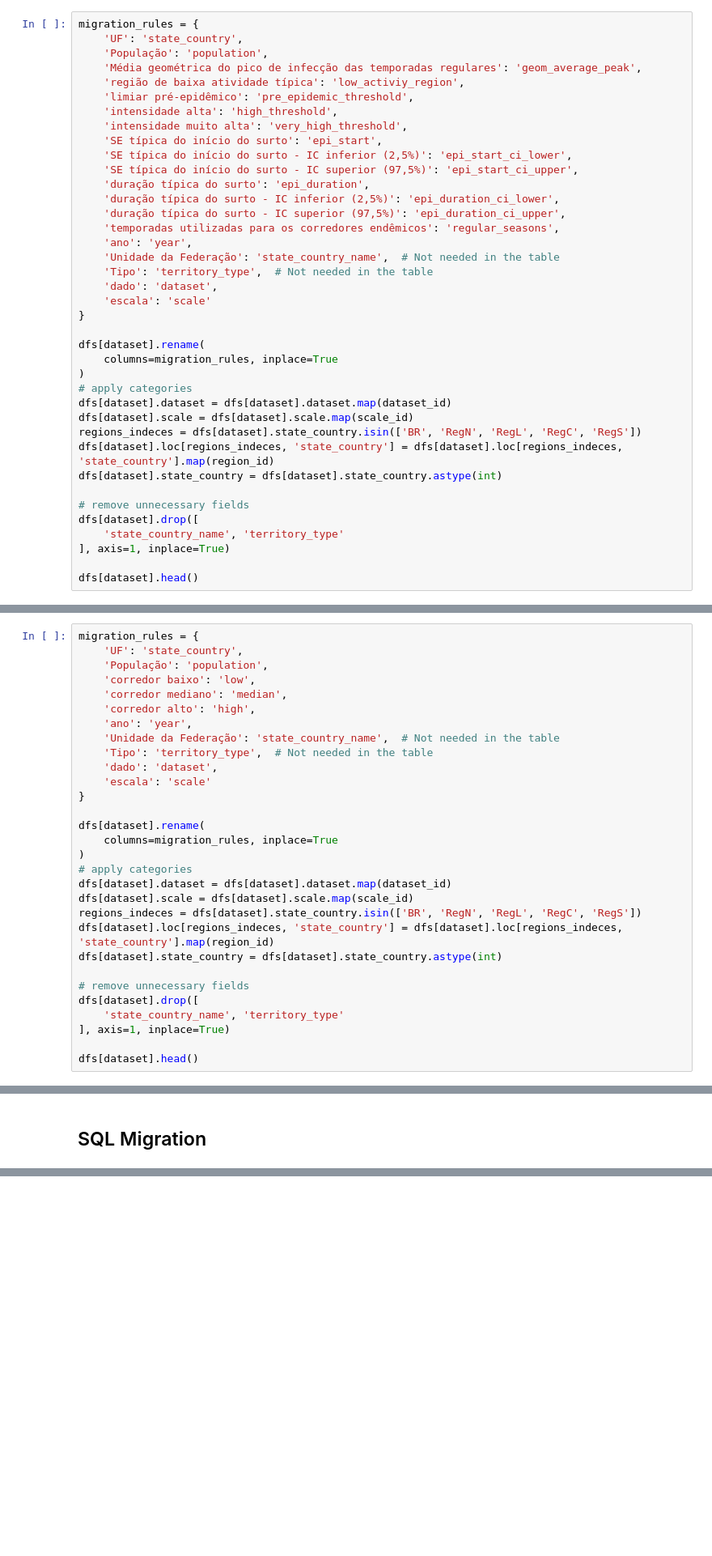
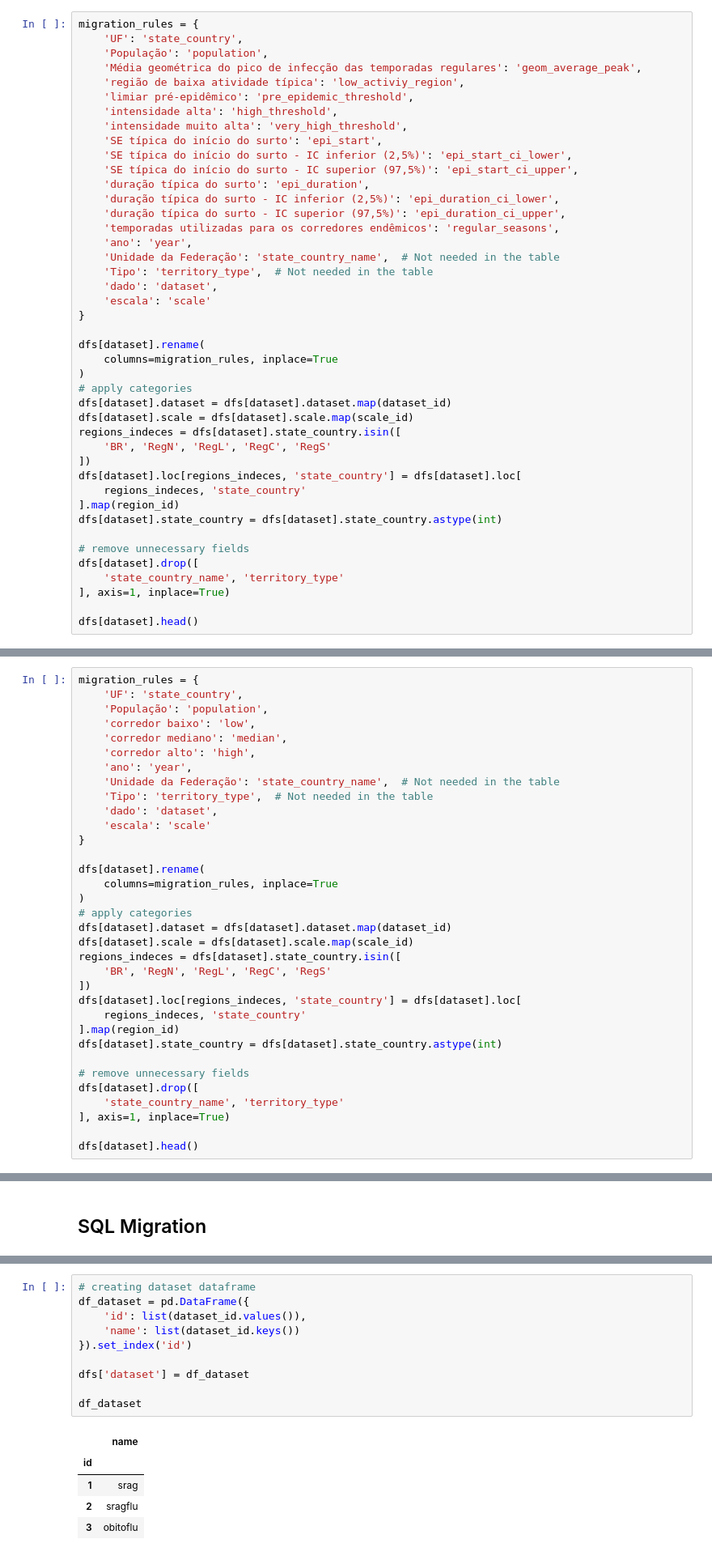
Before and after one commit to FluVigilanciaBR/fludashboard, a Jupyter notebook: Notebooks/Dataset-Migration.ipynb, the cells around one changed output, grey strips where cells are left out. Shown: that part at 81% size. Drawn from its saved outputs; the diff is of its cells as text; blank space fills up the shorter version.

```diff
--- a/Notebooks/Dataset-Migration.ipynb
+++ b/Notebooks/Dataset-Migration.ipynb
@@ -525,8 +540,12 @@ dfs[dataset].rename(
 # apply categories
 dfs[dataset].dataset = dfs[dataset].dataset.map(dataset_id)
 dfs[dataset].scale = dfs[dataset].scale.map(scale_id)
-regions_indeces = dfs[dataset].state_country.isin(['BR', 'RegN', 'RegL', 'RegC', 'RegS'])
-dfs[dataset].loc[regions_indeces, 'state_country'] = dfs[dataset].loc[regions_indeces, 'state_country'].map(region_id)
+regions_indeces = dfs[dataset].state_country.isin([
+    'BR', 'RegN', 'RegL', 'RegC', 'RegS'
+])
+dfs[dataset].loc[regions_indeces, 'state_country'] = dfs[dataset].loc[
+    regions_indeces, 'state_country'
+].map(region_id)
 dfs[dataset].state_country = dfs[dataset].state_country.astype(int)
 
 # remove unnecessary fields
@@ -626,8 +645,12 @@ dfs[dataset].rename(
 # apply categories
 dfs[dataset].dataset = dfs[dataset].dataset.map(dataset_id)
 dfs[dataset].scale = dfs[dataset].scale.map(scale_id)
-regions_indeces = dfs[dataset].state_country.isin(['BR', 'RegN', 'RegL', 'RegC', 'RegS'])
-dfs[dataset].loc[regions_indeces, 'state_country'] = dfs[dataset].loc[regions_indeces, 'state_country'].map(region_id)
+regions_indeces = dfs[dataset].state_country.isin([
+    'BR', 'RegN', 'RegL', 'RegC', 'RegS'
+])
+dfs[dataset].loc[regions_indeces, 'state_country'] = dfs[dataset].loc[
+    regions_indeces, 'state_country'
+].map(region_id)
 dfs[dataset].state_country = dfs[dataset].state_country.astype(int)
 
 # remove unnecessary fields
@@ -737,0 +787,16 @@ CREATE TABLE mem_report (
+# %%
+# creating dataset dataframe
+df_dataset = pd.DataFrame({
+    'id': list(dataset_id.values()),
+    'name': list(dataset_id.keys())
+}).set_index('id')
+
+dfs['dataset'] = df_dataset
+
+df_dataset
+# %% [output]
+|  | name |
+| id |  |
+| 1 | srag |
+| 2 | sragflu |
+| 3 | obitoflu |
```
Also changed, not shown: parts of 16 cells of this notebook, 2 other files.
